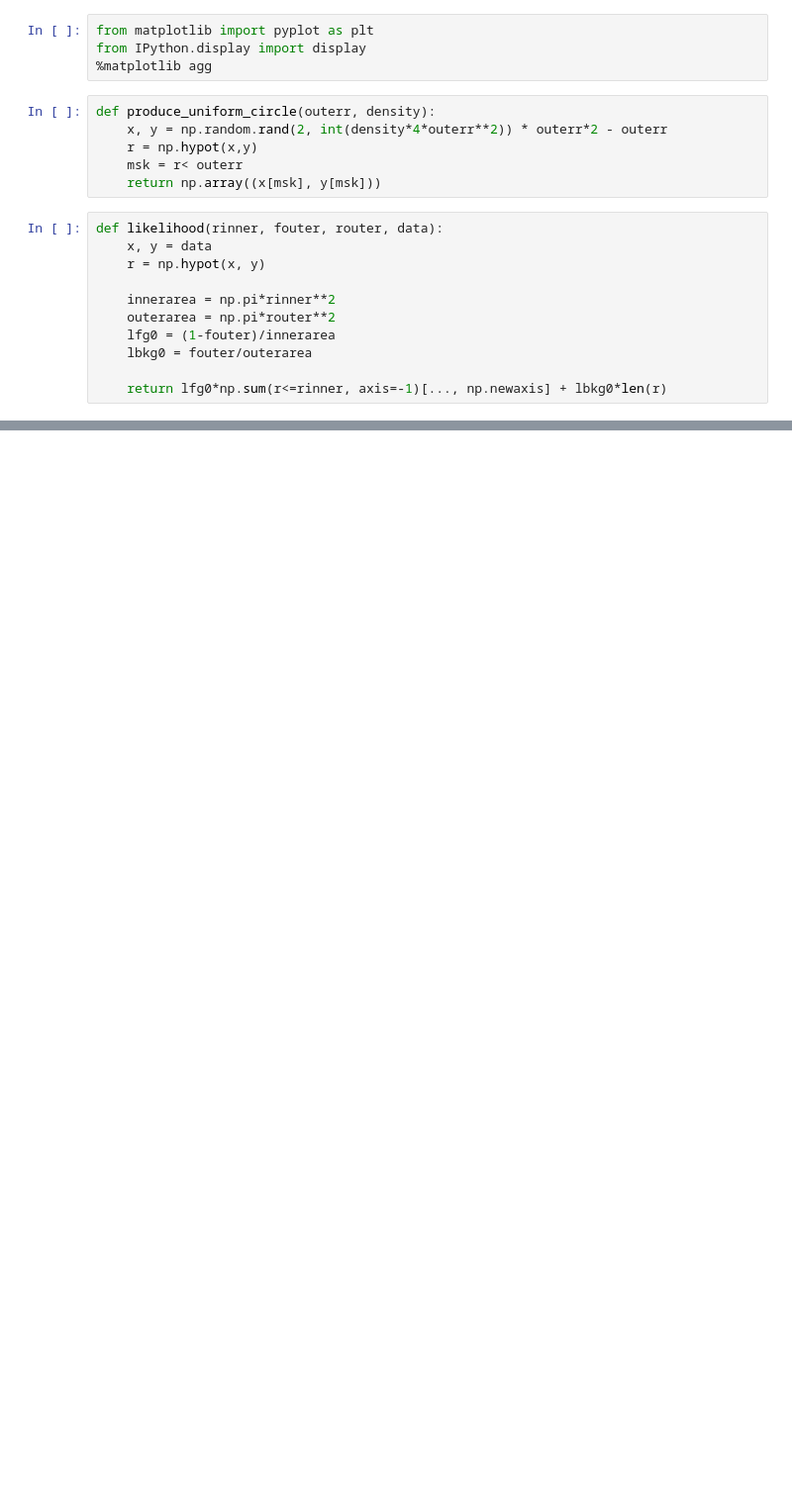
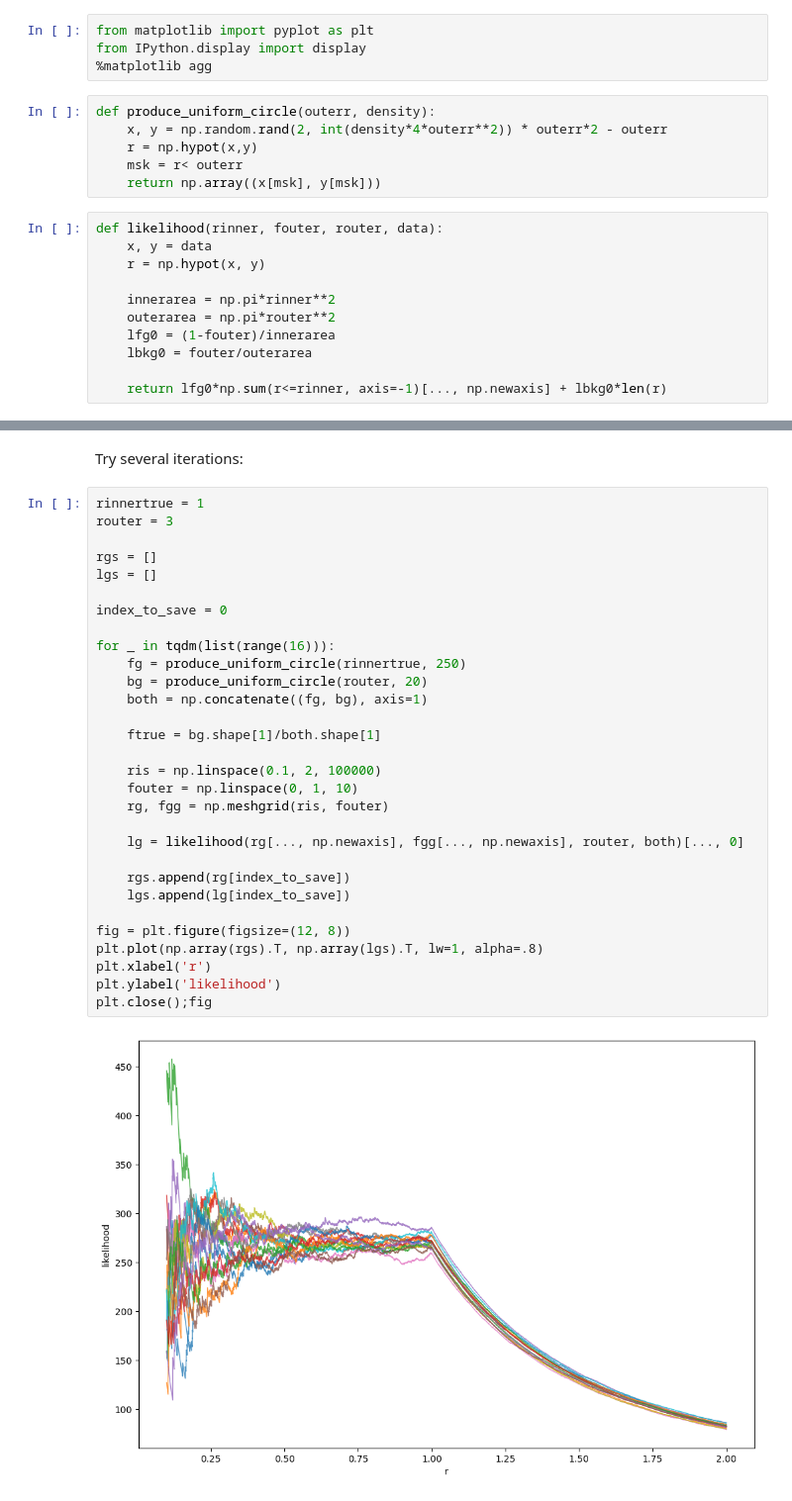
Before and after one commit to eteq/structparams_inference_biases, a Jupyter notebook: simplified_experiment.ipynb, the cells around one changed output, grey strips where cells are left out. Shown: that part at 99% size. Drawn from its saved outputs; the diff is of its cells as text; blank space fills up the shorter version.

```diff
--- a/simplified_experiment.ipynb
+++ b/simplified_experiment.ipynb
@@ -80,0 +128,34 @@ Uhm... huh...
+# %% [markdown]
+Try several iterations:
+# %%
+rinnertrue = 1
+router = 3
+
+rgs = []
+lgs = []
+
+index_to_save = 0
+
+for _ in tqdm(list(range(16))):
+    fg = produce_uniform_circle(rinnertrue, 250)
+    bg = produce_uniform_circle(router, 20)
+    both = np.concatenate((fg, bg), axis=1)
+
+    ftrue = bg.shape[1]/both.shape[1]
+
+    ris = np.linspace(0.1, 2, 100000)
+    fouter = np.linspace(0, 1, 10)
+    rg, fgg = np.meshgrid(ris, fouter)
+
+    lg = likelihood(rg[..., np.newaxis], fgg[..., np.newaxis], router, both)[..., 0]
+
+    rgs.append(rg[index_to_save])
+    lgs.append(lg[index_to_save])
+
+fig = plt.figure(figsize=(12, 8))
+plt.plot(np.array(rgs).T, np.array(lgs).T, lw=1, alpha=.8)
+plt.xlabel('r')
+plt.ylabel('likelihood')
+plt.close();fig
+# %% [output]
+[figure, added]
```
Also changed, not shown: parts of 8 cells of this notebook.
